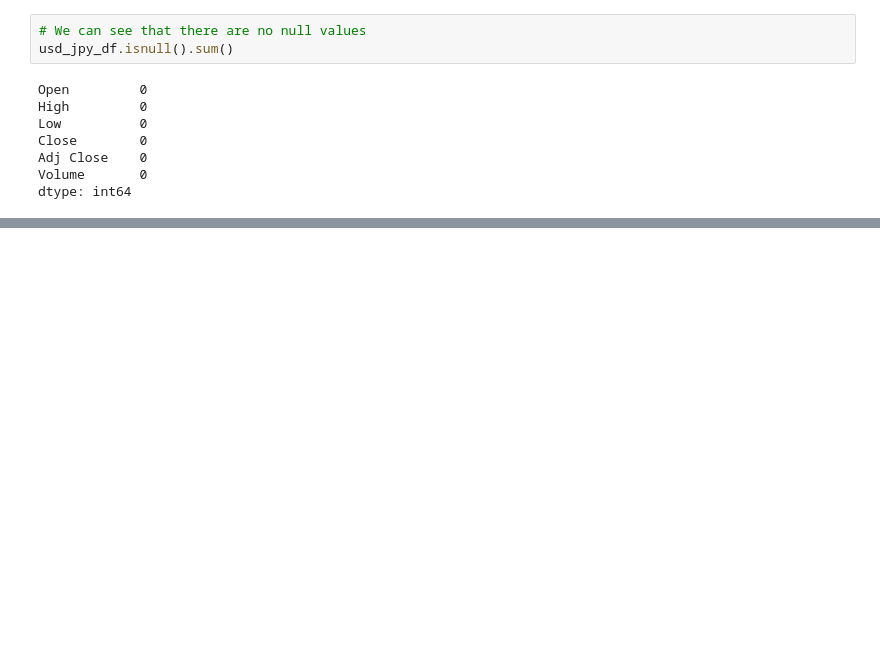
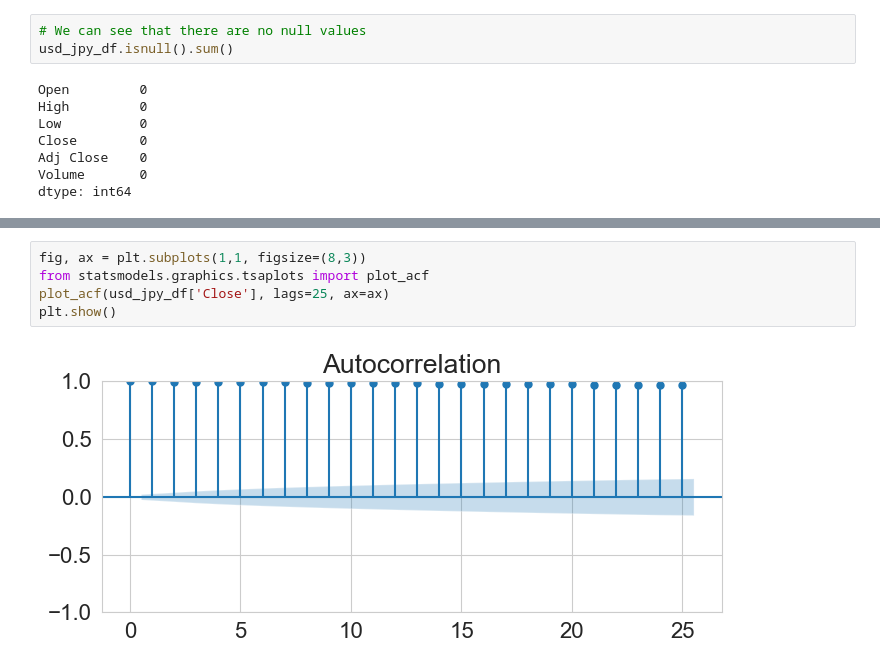
Before and after one commit to iliyaskurmangali/USD-Yen-Prediction, a Jupyter notebook: work.ipynb, the cells around one changed output, grey strips where cells are left out. Drawn from its saved outputs; the diff is of its cells as text; blank space fills up the shorter version.

```diff
--- a/work.ipynb
+++ b/work.ipynb
@@ -65,0 +79,7 @@ dtype: int64
+# %%
+fig, ax = plt.subplots(1,1, figsize=(8,3))
+from statsmodels.graphics.tsaplots import plot_acf
+plot_acf(usd_jpy_df['Close'], lags=25, ax=ax)
+plt.show()
+# %% [output]
+[figure, added]
```
Also changed, not shown: parts of 26 cells of this notebook.
